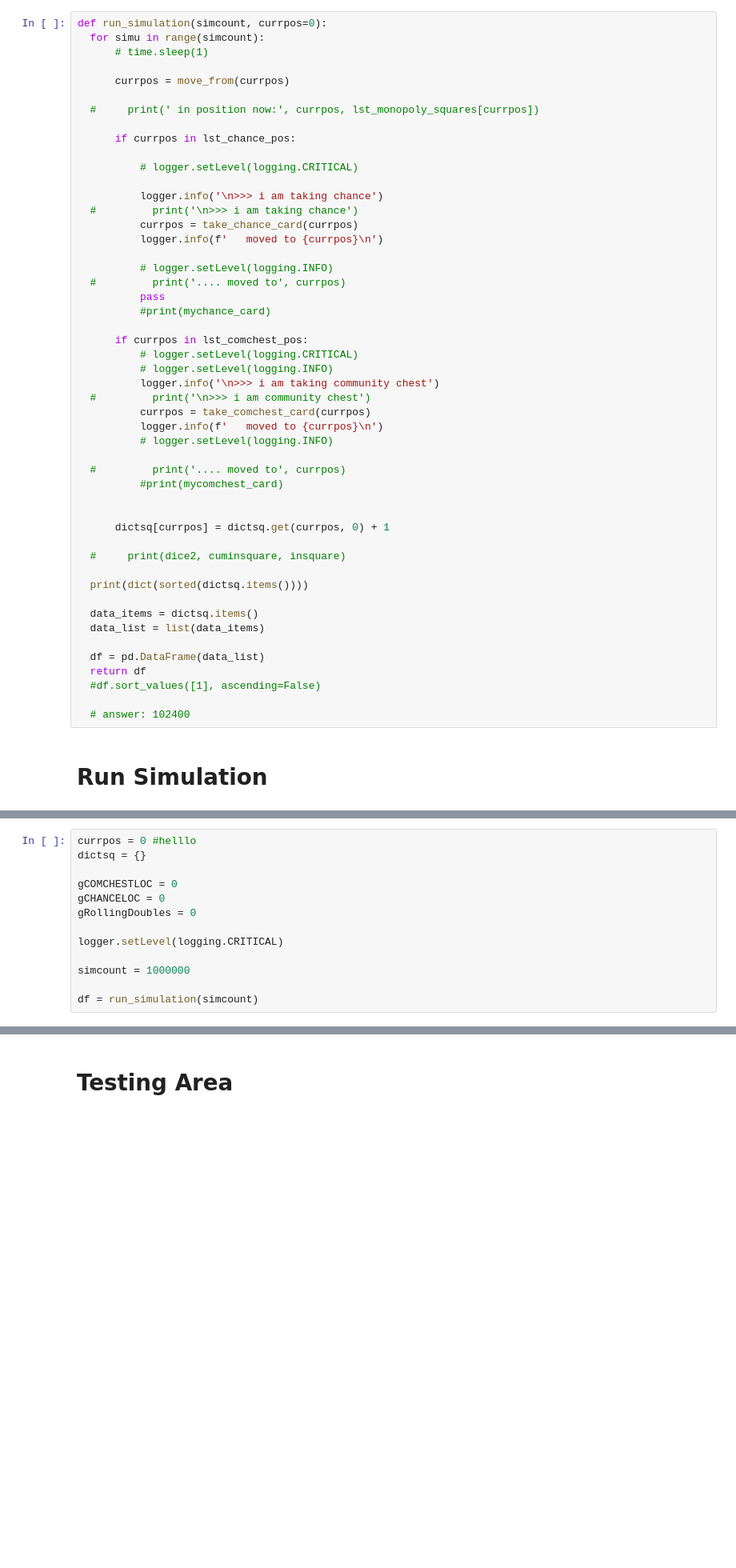
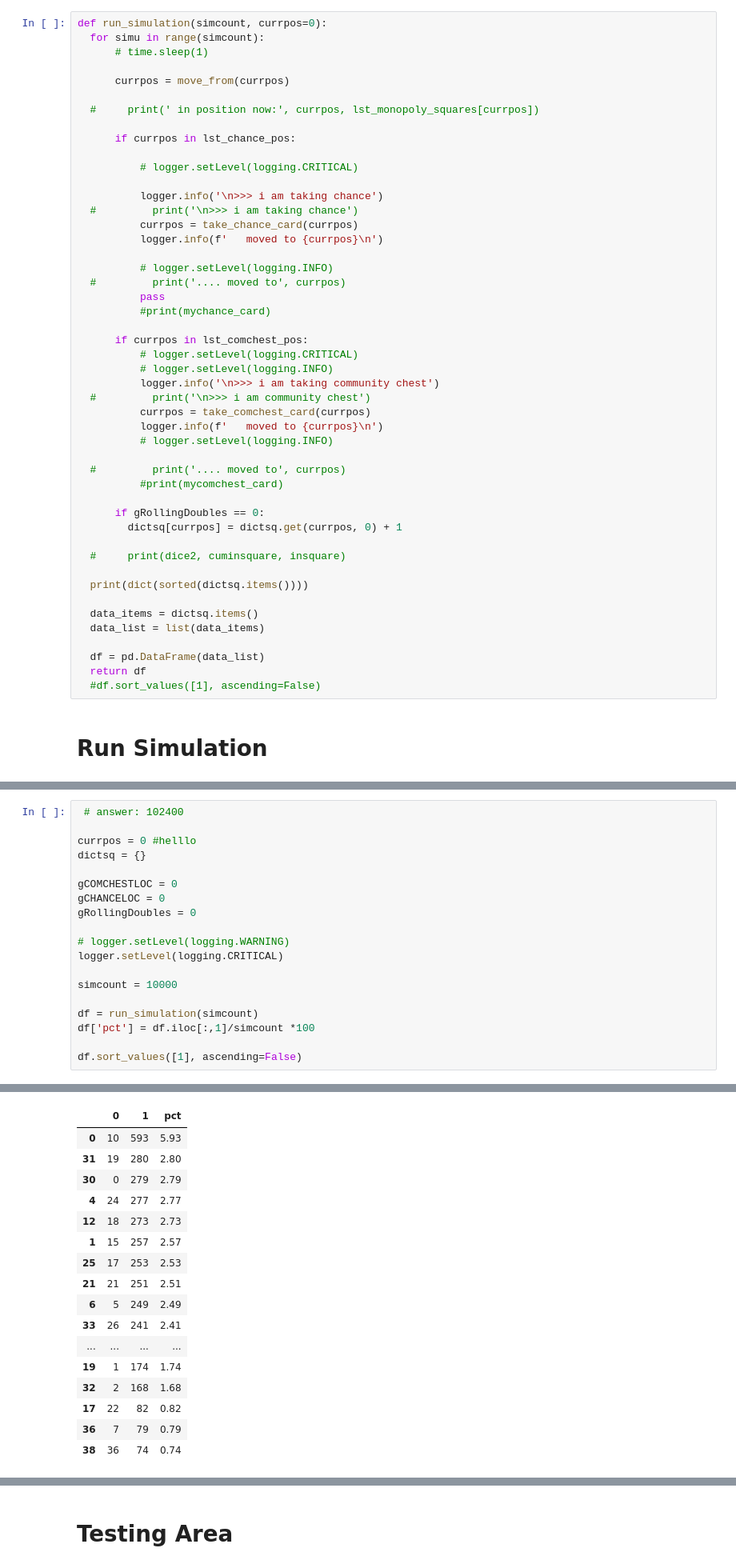
Before and after one commit to ihightower/my-first-binder, a Jupyter notebook: pe084.ipynb, the cells around one changed output, grey strips where cells are left out. Shown: that part at 80% size. Saved outputs shown, nothing was run; the diff lists cells and outputs as text; blank space fills up the shorter version.

```diff
--- a/pe084.ipynb
+++ b/pe084.ipynb
@@ -293,8 +293,8 @@ def run_simulation(simcount, currpos=0):
   #         print('.... moved to', currpos)
           #print(mycomchest_card)
 
-
-      dictsq[currpos] = dictsq.get(currpos, 0) + 1
+      if gRollingDoubles == 0:
+        dictsq[currpos] = dictsq.get(currpos, 0) + 1
 
   #     print(dice2, cuminsquare, insquare)
 
@@ -306,7 +306,5 @@ def run_simulation(simcount, currpos=0):
   df = pd.DataFrame(data_list)
   return df
   #df.sort_values([1], ascending=False)
-
-  # answer: 102400
 # %% [markdown]
 # Run Simulation
@@ -357,4 +319,6 @@ alt.vconcat(
 # %%
+ # answer: 102400
+
 currpos = 0 #helllo
 dictsq = {}
 
@@ -362,9 +326,13 @@ gCOMCHESTLOC = 0
 gCHANCELOC = 0
 gRollingDoubles = 0
 
+# logger.setLevel(logging.WARNING)
 logger.setLevel(logging.CRITICAL)
 
-simcount = 1000000
+simcount = 10000
 
 df = run_simulation(simcount)
+df['pct'] = df.iloc[:,1]/simcount *100
+
+df.sort_values([1], ascending=False)
 # %% [output]
@@ -371,0 +357,17 @@ df = run_simulation(simcount)
+|  | 0 | 1 | pct |
+| 0 | 10 | 593 | 5.93 |
+| 31 | 19 | 280 | 2.80 |
+| 30 | 0 | 279 | 2.79 |
+| 4 | 24 | 277 | 2.77 |
+| 12 | 18 | 273 | 2.73 |
+| 1 | 15 | 257 | 2.57 |
+| 25 | 17 | 253 | 2.53 |
+| 21 | 21 | 251 | 2.51 |
+| 6 | 5 | 249 | 2.49 |
+| 33 | 26 | 241 | 2.41 |
+| ... | ... | ... | ... |
+| 19 | 1 | 174 | 1.74 |
+| 32 | 2 | 168 | 1.68 |
+| 17 | 22 | 82 | 0.82 |
+| 36 | 7 | 79 | 0.79 |
+| 38 | 36 | 74 | 0.74 |
```
Also changed, not shown: parts of 14 cells of this notebook.
